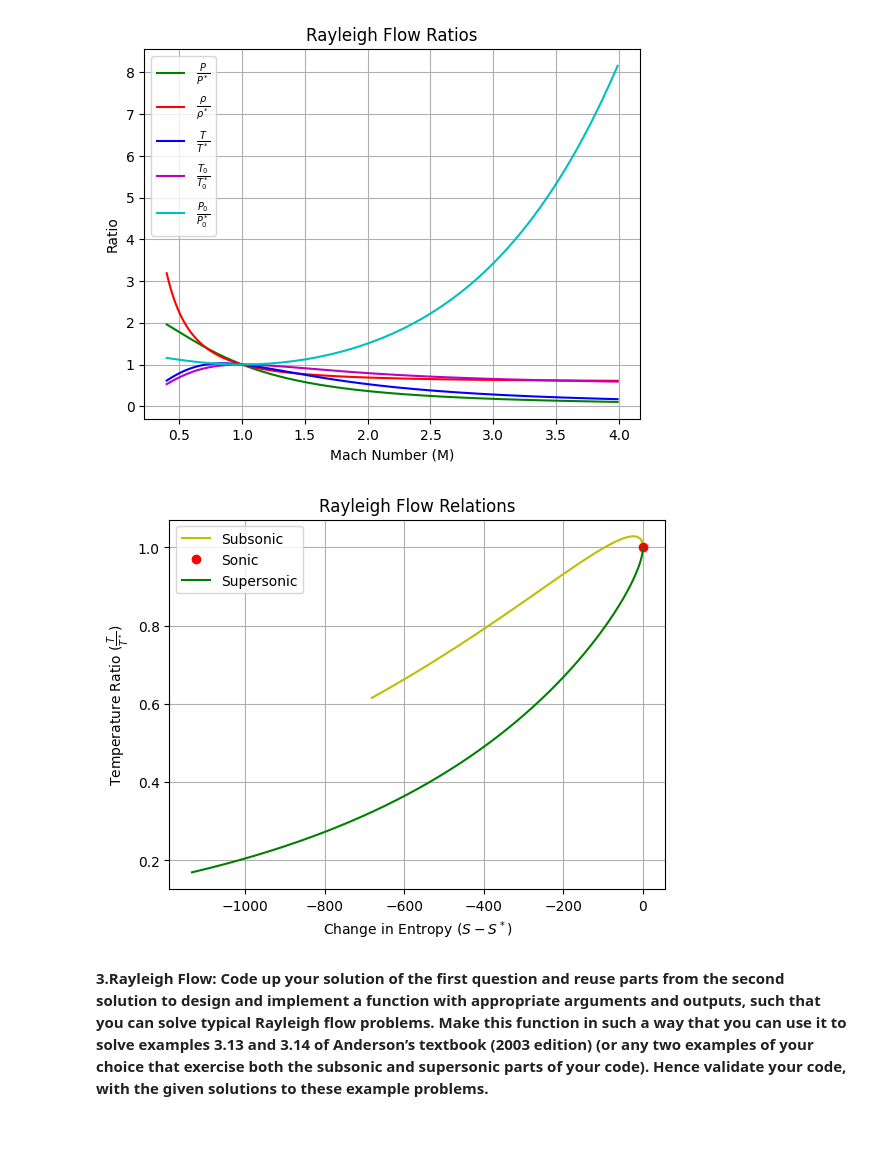
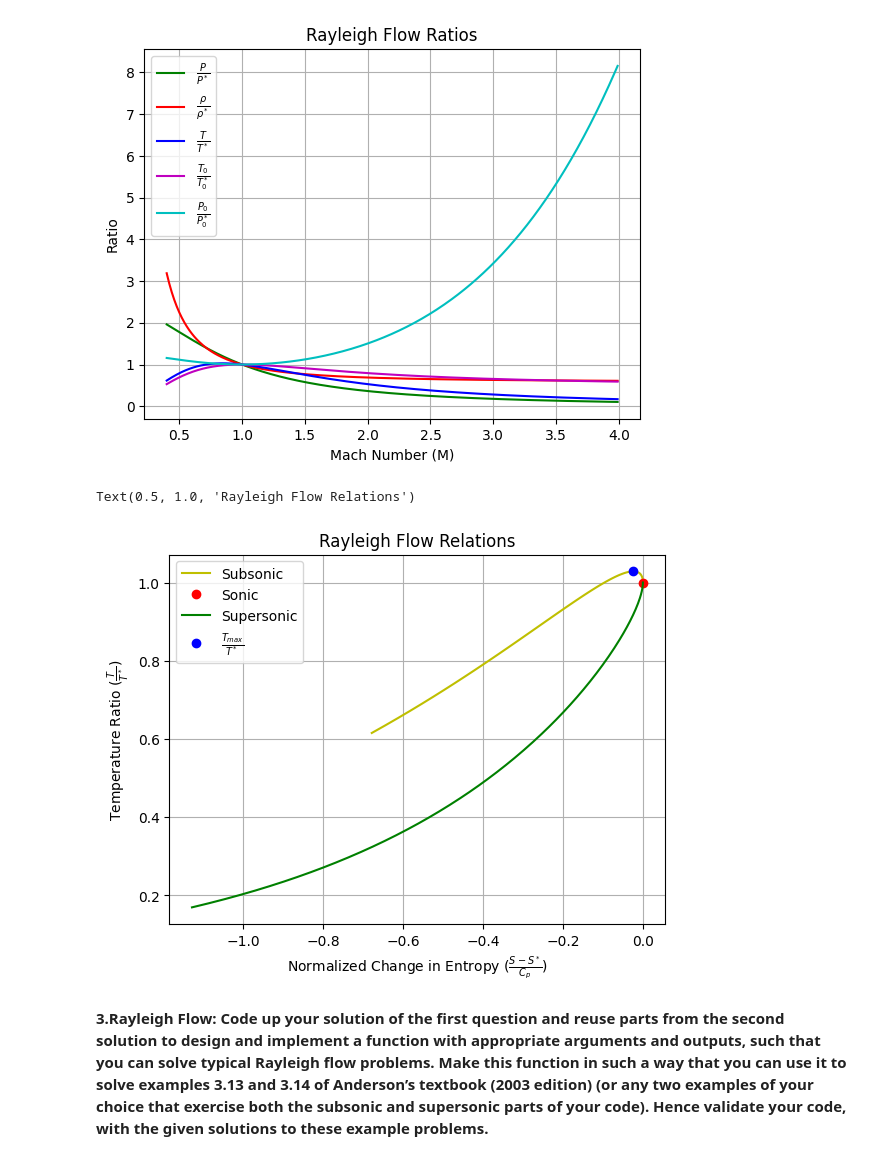
Before and after one commit to Sauroncool/Gas_Dynamics, a Jupyter notebook: GD_Assignment_Group_1.ipynb, the cells around one changed output. Drawn from its saved outputs; the diff is of its cells as text; code cells hidden in the pictures; blank space fills up the shorter version.

```diff
--- a/GD_Assignment_Group_1.ipynb
+++ b/GD_Assignment_Group_1.ipynb
@@ -54,20 +60,21 @@ plt.title('Rayleigh Flow Ratios')
 Text(0.5, 1.0, 'Rayleigh Flow Ratios')
 [figure]
 # %%
-def del_S(M):
-    return Cp * np.log(T_ratio(M)) - R * np.log(P_ratio(M))
+def norm_del_S(M):   #(s - s*)/Cp
+    return np.log(T_ratio(M)) - (R/Cp) * np.log(P_ratio(M))
 # %%
-plt.plot(del_S(M[M<1]), T_ratio(M[M<1]), 'y', label=r'Subsonic')
-plt.plot(del_S(1), T_ratio(1), 'ro', label=r'Sonic')
-plt.plot(del_S(M[M>1]), T_ratio(M[M>1]), 'g', label=r'Supersonic')
+plt.plot(norm_del_S(M[M<1]), T_ratio(M[M<1]), 'y', label='Subsonic')
+plt.plot(norm_del_S(1), T_ratio(1), 'ro', label='Sonic')
+plt.plot(norm_del_S(M[M>1]), T_ratio(M[M>1]), 'g', label='Supersonic')
+plt.plot(norm_del_S(1/gamma**0.5), T_ratio(1/gamma**0.5), 'bo', label=r'$\frac{T_{max}}{T^*}$')
 plt.legend()
 plt.grid()
-plt.xlabel('Change in Entropy ($ S-S^* $)')
+plt.xlabel(r'Normalized Change in Entropy ($ \frac{S-S^*}{C_{p}}$)')
 plt.ylabel(r'Temperature Ratio ($\frac{T}{T^*}$)')
 plt.title('Rayleigh Flow Relations')
-plt.show()
 # %% [output]
+Text(0.5, 1.0, 'Rayleigh Flow Relations')
-[figure, old version]
+[figure, new version]
 # %% [markdown]
  **3.Rayleigh Flow: Code up your solution of the first question and reuse parts from the second solution to design and implement a function with appropriate arguments and outputs, such that you can solve typical Rayleigh flow problems. Make this function in such a way that you can use it to solve examples 3.13 and 3.14 of Anderson’s textbook (2003 edition) (or any two examples of your
  choice that exercise both the subsonic and supersonic parts of your code). Hence validate your code, with the given solutions to these example problems.**
```
Also changed, not shown: parts of 6 cells of this notebook, 3 other files.
